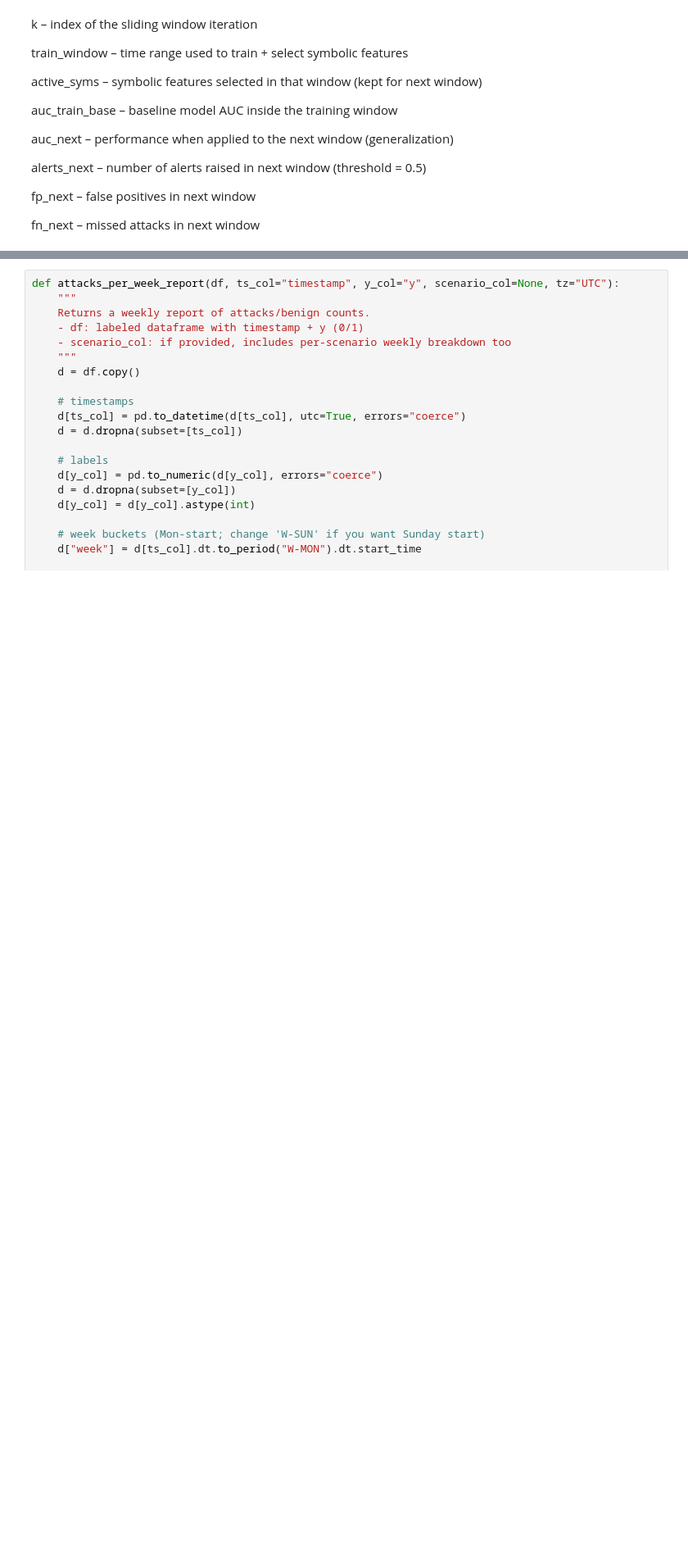
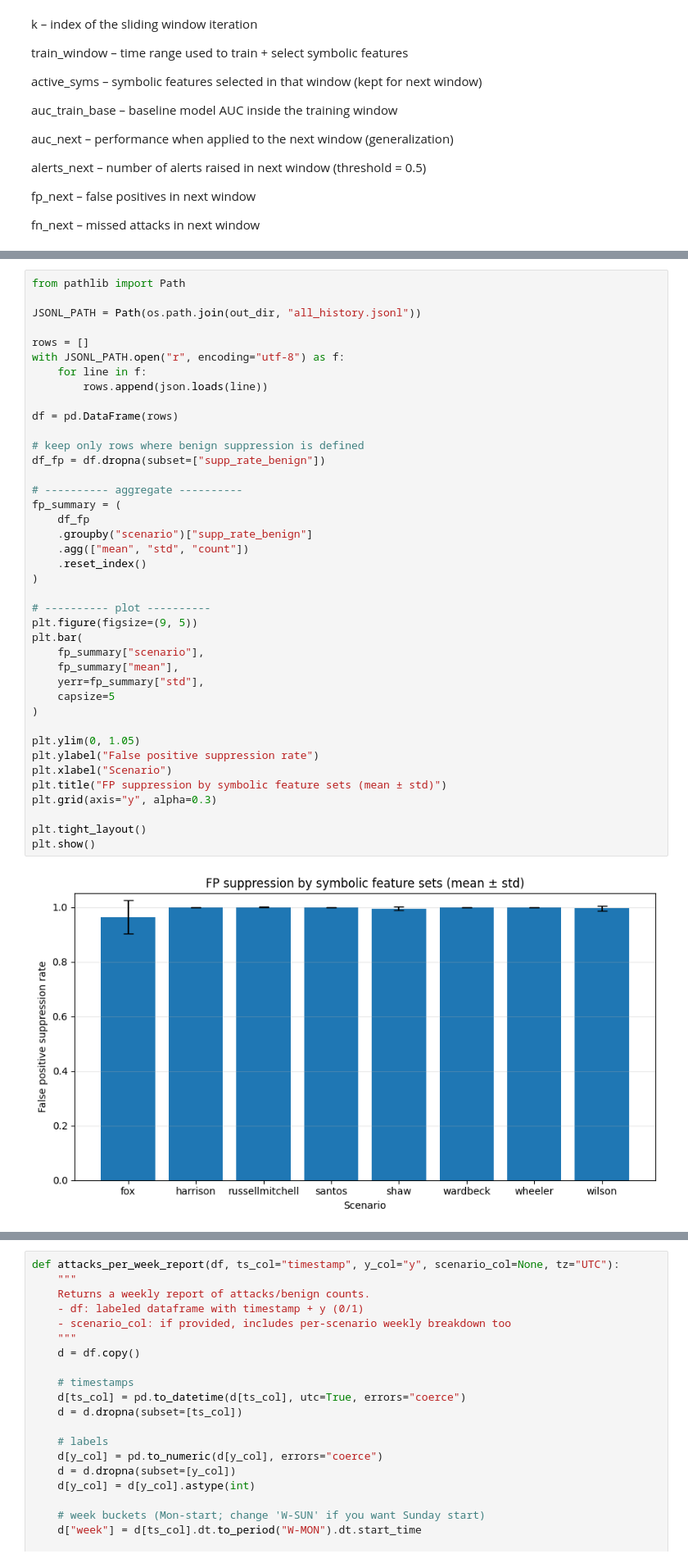
Before and after one commit to annaneliaa/msc-thesis, a Jupyter notebook: aact/baseline.ipynb, the cells around one changed output, grey strips where cells are left out. Shown at 82% size. Saved outputs shown, nothing was run; the diff lists cells and outputs as text; blank space fills up the shorter version.

```diff
--- a/aact/baseline.ipynb
+++ b/aact/baseline.ipynb
@@ -764,0 +725,42 @@ Error:
+# %%
+from pathlib import Path
+
+JSONL_PATH = Path(os.path.join(out_dir, "all_history.jsonl"))
+
+rows = []
+with JSONL_PATH.open("r", encoding="utf-8") as f:
+    for line in f:
+        rows.append(json.loads(line))
+
+df = pd.DataFrame(rows)
+
+# keep only rows where benign suppression is defined
+df_fp = df.dropna(subset=["supp_rate_benign"])
+
+# ---------- aggregate ----------
+fp_summary = (
+    df_fp
+    .groupby("scenario")["supp_rate_benign"]
+    .agg(["mean", "std", "count"])
+    .reset_index()
+)
+
+# ---------- plot ----------
+plt.figure(figsize=(9, 5))
+plt.bar(
+    fp_summary["scenario"],
+    fp_summary["mean"],
+    yerr=fp_summary["std"],
+    capsize=5
+)
+
+plt.ylim(0, 1.05)
+plt.ylabel("False positive suppression rate")
+plt.xlabel("Scenario")
+plt.title("FP suppression by symbolic feature sets (mean ± std)")
+plt.grid(axis="y", alpha=0.3)
+
+plt.tight_layout()
+plt.show()
+# %% [output]
+[figure, added]
```
Also changed, not shown: parts of 13 cells of this notebook, 4 other files.
